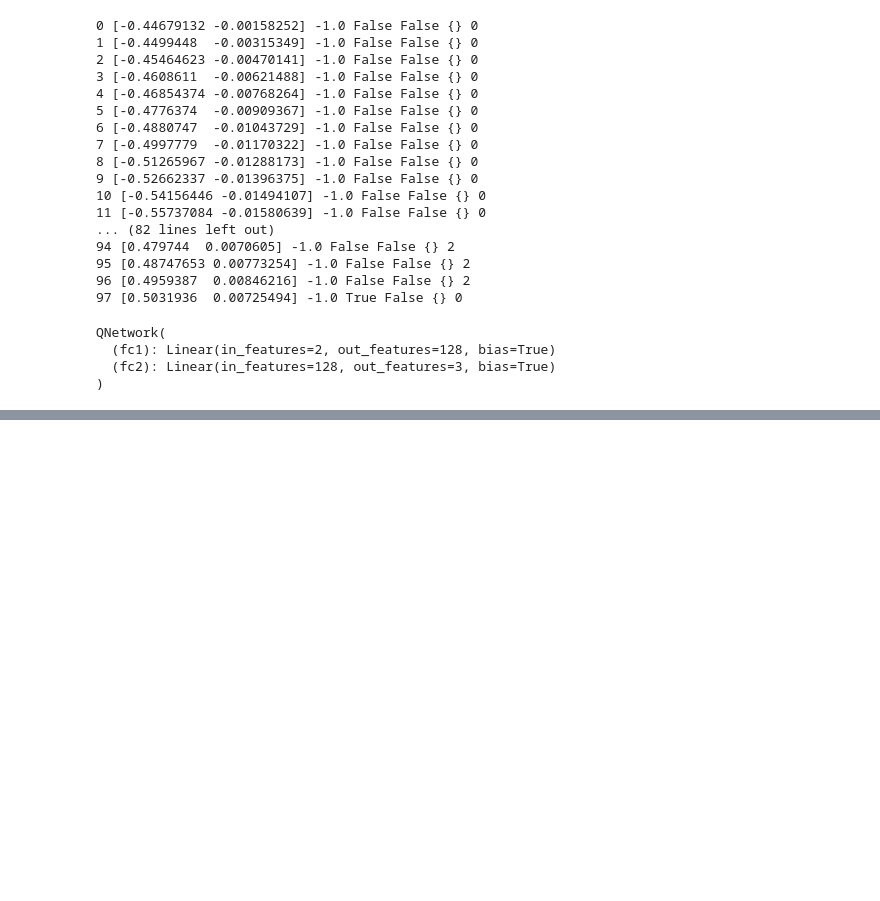
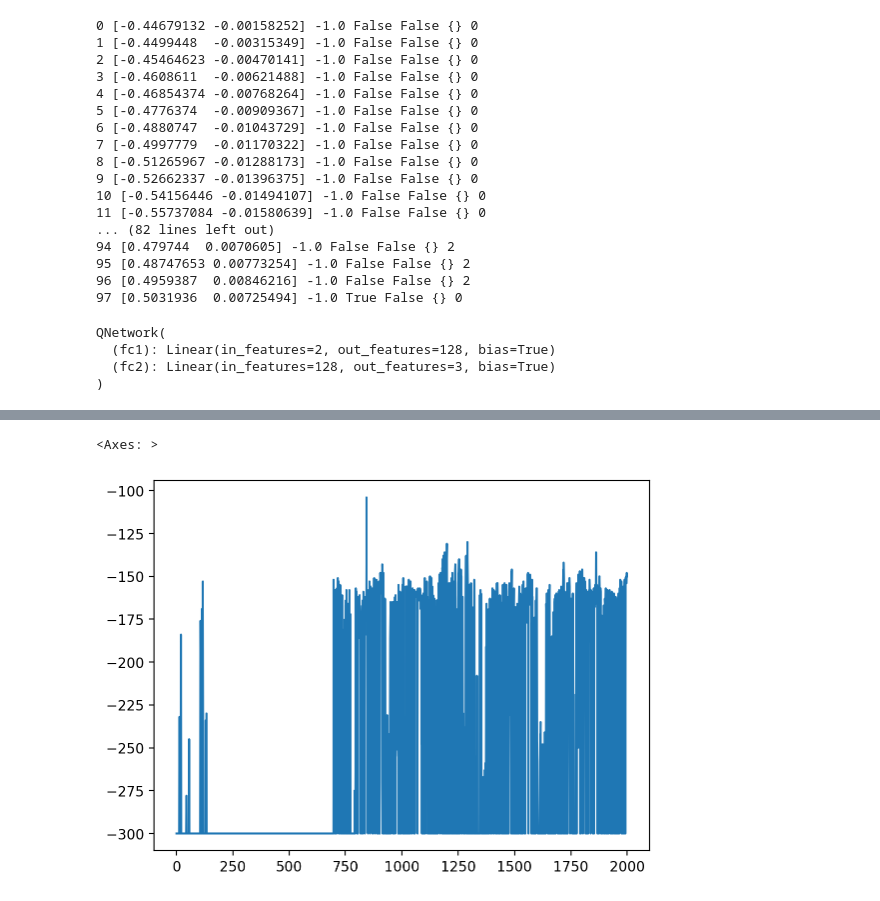
Before and after one commit to nipunbatra/ml-teaching, a Jupyter notebook: notebooks/rl-qlearning.ipynb, the cells around one changed output, grey strips where cells are left out. Saved outputs shown, nothing was run; the diff lists cells and outputs as text; code cells hidden in the pictures; blank space fills up the shorter version.

```diff
--- a/notebooks/rl-qlearning.ipynb
+++ b/notebooks/rl-qlearning.ipynb
@@ -431,7 +431,7 @@ n_episodes = 2000
 # Number of steps per episode
 n_steps = 300
 # %%
-
+env = gym.make('MountainCar-v0', render_mode=None)
 
 optimizer = torch.optim.Adam(q_network.parameters(), lr=alpha)
 
@@ -463,15 +463,20 @@ for episode in range(n_episodes):
         next_pos_idx = discretize_pos(next_pos)
         next_vel_idx = discretize_vel(next_vel)
 
-        loss = torch.nn.functional.mse_loss(q_values[action], torch.tensor(reward + gamma * torch.max(q_network(torch.tensor([next_pos, next_vel], dtype=torch.float32)))))
+        # Compute Q-values for the next state
+        with torch.no_grad():
+            next_q_values = q_network(torch.tensor([next_pos, next_vel], dtype=torch.float32))
+            max_next_q_value = torch.max(next_q_values).item()
 
-        # update the q-table
-        loss.backward(retain_graph=True)
+        target_q_value = reward + gamma * max_next_q_value
 
-        optimizer.step()
+        # Compute loss and update Q-network
+        q_value = q_network(torch.tensor([pos, vel], dtype=torch.float32))[action]
+        loss = torch.nn.functional.mse_loss(q_value, torch.tensor(target_q_value, dtype=torch.float32))
 
         optimizer.zero_grad()
-
+        loss.backward()
+        optimizer.step()
 
         observation = next_observation
         # rewards update
@@ -486,0 +510,5 @@ RuntimeError: one of the variables needed for gradient computation has been modi
+# %%
+pd.Series(rewards).plot()
+# %% [output]
+<Axes: >
+[figure, added]
```
Also changed, not shown: parts of 2 cells of this notebook.
